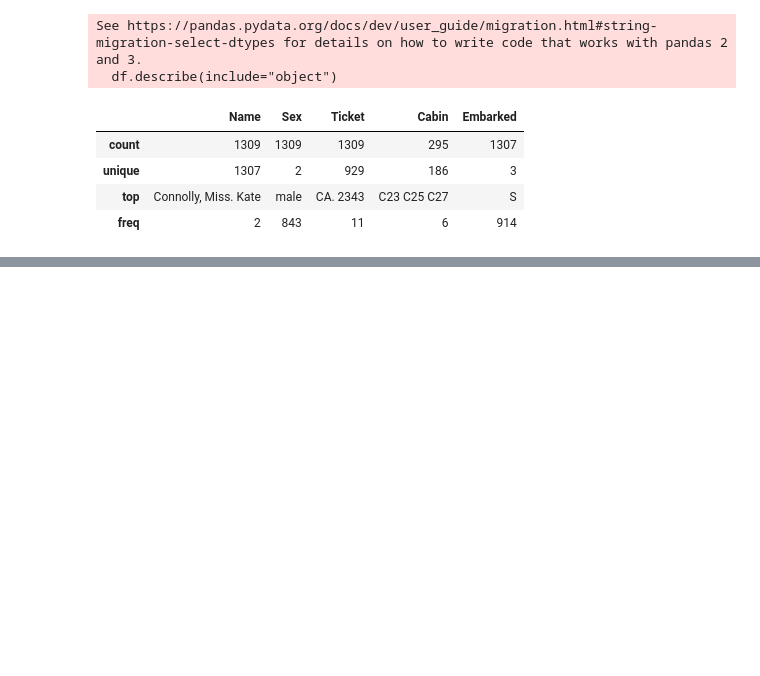
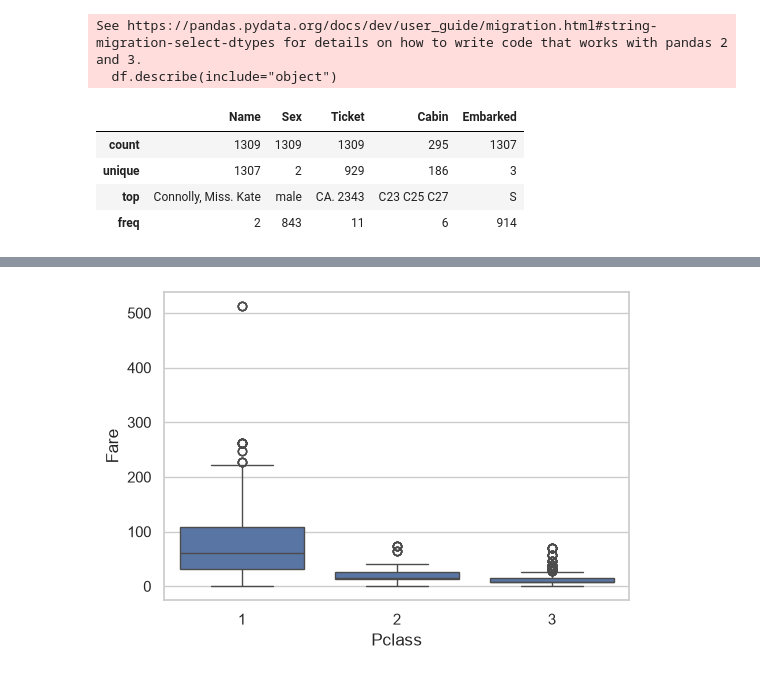
Before and after one commit to Lizeth2325/Proyecto_progra, a Jupyter notebook: cuadernos/exploracion_Isabella.ipynb, the cells around one changed output, grey strips where cells are left out. Saved outputs shown, nothing was run; the diff lists cells and outputs as text; code cells hidden in the pictures; blank space fills up the shorter version.

```diff
--- a/cuadernos/exploracion_Isabella.ipynb
+++ b/cuadernos/exploracion_Isabella.ipynb
@@ -97,0 +117,7 @@ See https://pandas.pydata.org/docs/dev/user_guide/migration.html#string-migratio
+# %%
+df.sort_values("Fare", ascending=False)[["Name", "Pclass", "Fare", "Ticket"]].head(10)
+plt.figure(figsize=(6, 4))
+sns.boxplot(x="Pclass", y="Fare", data=df)
+plt.show()
+# %% [output]
+[figure, added]
```
Also changed, not shown: parts of 4 cells of this notebook.
